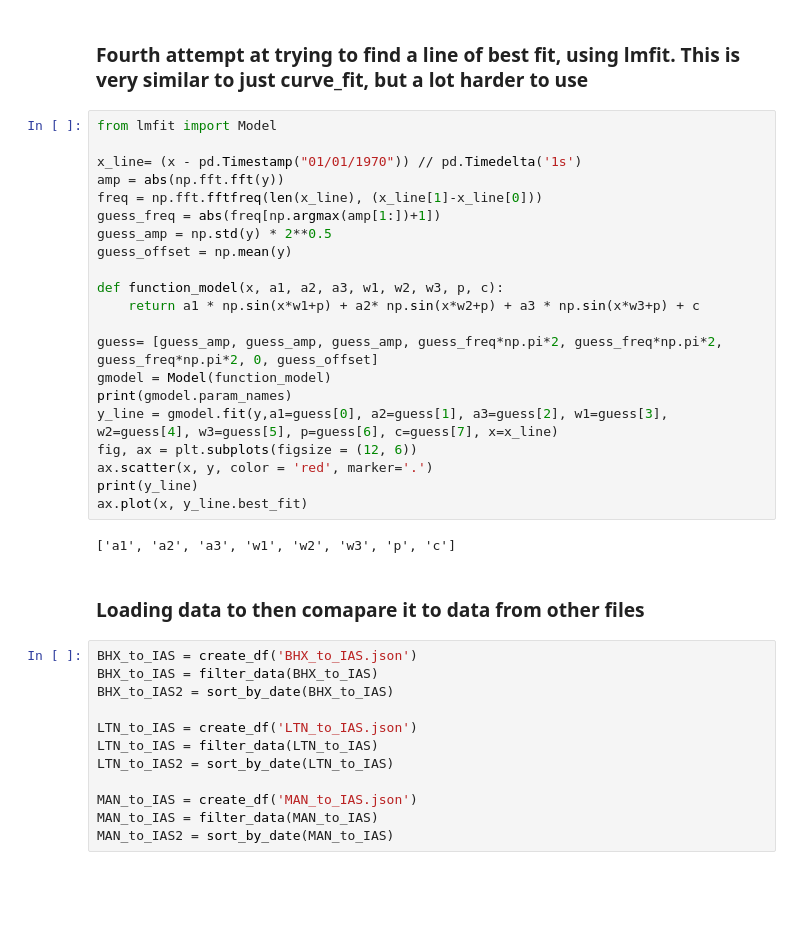
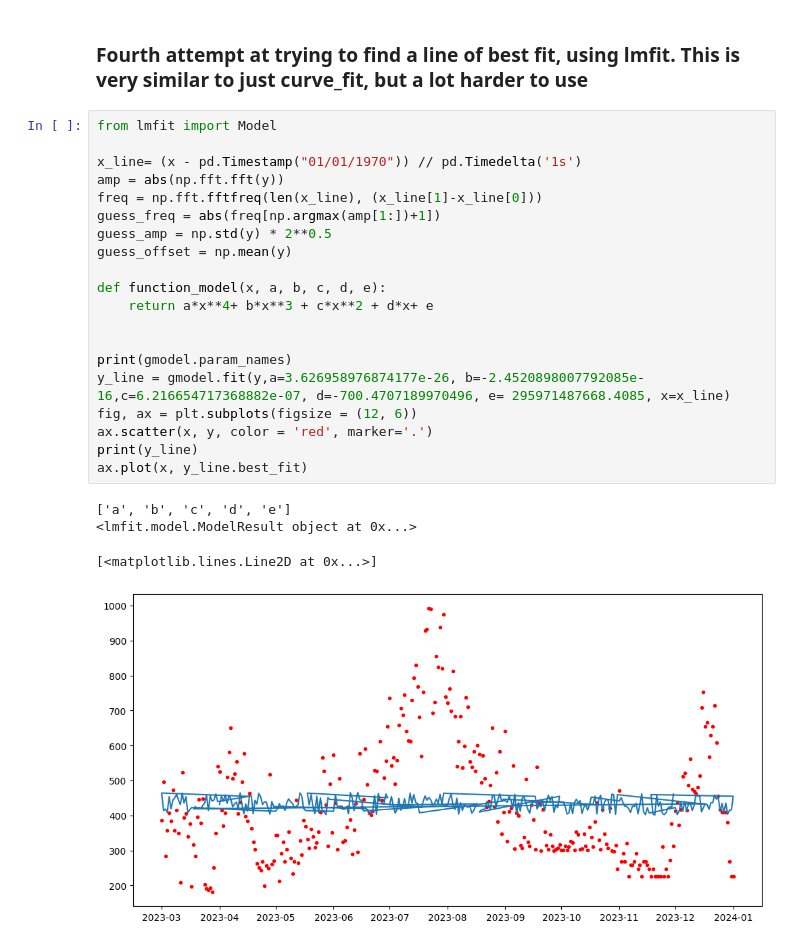
Before and after one commit to MichaelSc21/Airfare-flights-KIWI-API, a Jupyter notebook: anaylsing_data.ipynb, the cells around one changed output. Drawn from its saved outputs; the diff is of its cells as text; blank space fills up the shorter version.

```diff
--- a/anaylsing_data.ipynb
+++ b/anaylsing_data.ipynb
@@ -130,37 +183,25 @@ ax.plot(x, y_line3)
 # %%
 from lmfit import Model
 
 x_line= (x - pd.Timestamp("01/01/1970")) // pd.Timedelta('1s')
 amp = abs(np.fft.fft(y))
 freq = np.fft.fftfreq(len(x_line), (x_line[1]-x_line[0]))
 guess_freq = abs(freq[np.argmax(amp[1:])+1])
 guess_amp = np.std(y) * 2**0.5
 guess_offset = np.mean(y)
 
-def function_model(x, a1, a2, a3, w1, w2, w3, p, c):
-    return a1 * np.sin(x*w1+p) + a2* np.sin(x*w2+p) + a3 * np.sin(x*w3+p) + c
+def function_model(x, a, b, c, d, e):
+    return a*x**4+ b*x**3 + c*x**2 + d*x+ e
 
-guess= [guess_amp, guess_amp, guess_amp, guess_freq*np.pi*2, guess_freq*np.pi*2, guess_freq*np.pi*2, 0, guess_offset]
-gmodel = Model(function_model)
+
 print(gmodel.param_names)
-y_line = gmodel.fit(y,a1=guess[0], a2=guess[1], a3=guess[2], w1=guess[3], w2=guess[4], w3=guess[5], p=guess[6], c=guess[7], x=x_line)
+y_line = gmodel.fit(y,a=3.626958976874177e-26, b=-2.4520898007792085e-16,c=6.216654717368882e-07, d=-700.4707189970496, e= 295971487668.4085, x=x_line)
 fig, ax = plt.subplots(figsize = (12, 6))
 ax.scatter(x, y, color = 'red', marker='.')
 print(y_line)
 ax.plot(x, y_line.best_fit)
 # %% [output]
-['a1', 'a2', 'a3', 'w1', 'w2', 'w3', 'p', 'c']
+['a', 'b', 'c', 'd', 'e']
+<lmfit.model.ModelResult object at 0x...>
+[<matplotlib.lines.Line2D at 0x...>]
+[figure, added]
-# %% [markdown]
-### Loading data to then comapare it to data from other files
-# %%
-BHX_to_IAS = create_df('BHX_to_IAS.json')
-BHX_to_IAS = filter_data(BHX_to_IAS)
-BHX_to_IAS2 = sort_by_date(BHX_to_IAS)
-
-LTN_to_IAS = create_df('LTN_to_IAS.json')
-LTN_to_IAS = filter_data(LTN_to_IAS)
-LTN_to_IAS2 = sort_by_date(LTN_to_IAS)
-
-MAN_to_IAS = create_df('MAN_to_IAS.json')
-MAN_to_IAS = filter_data(MAN_to_IAS)
-MAN_to_IAS2 = sort_by_date(MAN_to_IAS)
```
Also changed, not shown: parts of 9 cells of this notebook.
